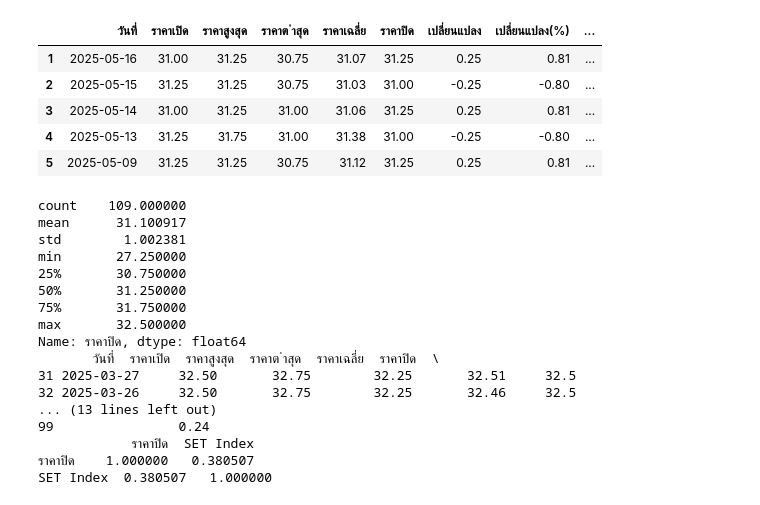
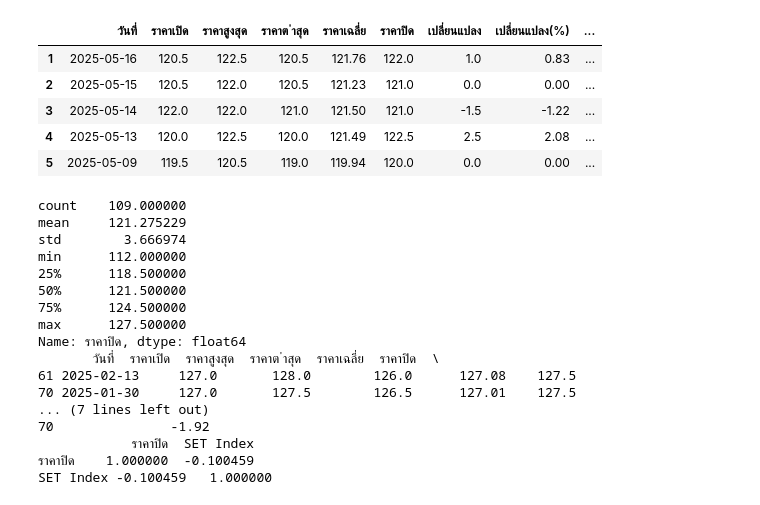
Before and after one commit to suksuk555/TNI-NDR-2213111178, a Jupyter notebook: new.ipynb, the cells around one changed output. Saved outputs shown, nothing was run; the diff lists cells and outputs as text; code cells hidden in the pictures.

```diff
--- a/new.ipynb
+++ b/new.ipynb
@@ -2,7 +2,7 @@
 import pandas as pd
 
 # โหลดข้อมูล
-df = pd.read_excel("stock_test2.xlsx")
+df = pd.read_excel("demo_stock.xlsx")
 
 # ตั้งชื่อคอลัมน์ใหม่
 df.columns = [
@@ -14,60 +14,60 @@ df.columns = [
 
 # ฟังก์ชันแปลงวันที่ไทย
 thai_months = {
     "ม.ค.": "01", "ก.พ.": "02", "มี.ค.": "03", "เม.ย.": "04",
     "พ.ค.": "05", "มิ.ย.": "06", "ก.ค.": "07", "ส.ค.": "08",
     "ก.ย.": "09", "ต.ค.": "10", "พ.ย.": "11", "ธ.ค.": "12"
 }
 
 def convert_thai_date(thai_date_str):
     for th, num in thai_months.items():
         if th in thai_date_str:
             day, month_th, year_th = thai_date_str.replace(",", "").split()
             month = thai_months[month_th]
             year = int(year_th) - 543
             return f"{year}-{month}-{int(day):02d}"
     return None
 
 # แปลงวันที่ + ลบ row ที่ไม่ใช่ข้อมูล
 df = df[~df["วันที่"].isna() & ~df["วันที่"].astype(str).str.contains("วันที่")]
 df["วันที่"] = df["วันที่"].apply(convert_thai_date)
 df["วันที่"] = pd.to_datetime(df["วันที่"])
 df = df.dropna()
 
 # ตั้ง index ให้เริ่มที่ 1
 df.index = range(1, len(df) + 1)
 
 # แสดงผล
 df.head(5)
 # %% [output]
 |  | วันที่ | ราคาเปิด | ราคาสูงสุด | ราคาต ่าสุด | ราคาเฉลี่ย | ราคาปิด | เปลี่ยนแปลง | เปลี่ยนแปลง(%) | ... |
-| 1 | 2025-05-16 | 31.00 | 31.25 | 30.75 | 31.07 | 31.25 | 0.25 | 0.81 | ... |
-| 2 | 2025-05-15 | 31.25 | 31.25 | 30.75 | 31.03 | 31.00 | -0.25 | -0.80 | ... |
-| 3 | 2025-05-14 | 31.00 | 31.25 | 31.00 | 31.06 | 31.25 | 0.25 | 0.81 | ... |
-| 4 | 2025-05-13 | 31.25 | 31.75 | 31.00 | 31.38 | 31.00 | -0.25 | -0.80 | ... |
-| 5 | 2025-05-09 | 31.25 | 31.25 | 30.75 | 31.12 | 31.25 | 0.25 | 0.81 | ... |
+| 1 | 2025-05-16 | 120.5 | 122.5 | 120.5 | 121.76 | 122.0 | 1.0 | 0.83 | ... |
+| 2 | 2025-05-15 | 120.5 | 122.0 | 120.5 | 121.23 | 121.0 | 0.0 | 0.00 | ... |
+| 3 | 2025-05-14 | 122.0 | 122.0 | 121.0 | 121.50 | 121.0 | -1.5 | -1.22 | ... |
+| 4 | 2025-05-13 | 120.0 | 122.5 | 120.0 | 121.49 | 122.5 | 2.5 | 2.08 | ... |
+| 5 | 2025-05-09 | 119.5 | 120.5 | 119.0 | 119.94 | 120.0 | 0.0 | 0.00 | ... |
 # %%
 print(df["ราคาปิด"].describe())
 print(df[df["ราคาปิด"] == df["ราคาปิด"].max()])
 print(df[["ราคาปิด", "SET Index"]].corr())
 # %% [output]
 count    109.000000
-mean      31.100917
-std        1.002381
-min       27.250000
-25%       30.750000
-50%       31.250000
-75%       31.750000
-max       32.500000
+mean     121.275229
+std        3.666974
+min      112.000000
+25%      118.500000
+50%      121.500000
+75%      124.500000
+max      127.500000
 Name: ราคาปิด, dtype: float64
        วันที่  ราคาเปิด  ราคาสูงสุด  ราคาต ่าสุด  ราคาเฉลี่ย  ราคาปิด  \
-31 2025-03-27     32.50       32.75        32.25       32.51     32.5
-32 2025-03-26     32.50       32.75        32.25       32.46     32.5
-... (13 lines left out)
-99                0.24
+61 2025-02-13     127.0       128.0        126.0      127.08    127.5
+70 2025-01-30     127.0       127.5        126.5      127.01    127.5
+... (7 lines left out)
+70               -1.92
             ราคาปิด  SET Index
-ราคาปิด    1.000000   0.380507
-SET Index  0.380507   1.000000
+ราคาปิด    1.000000  -0.100459
+SET Index -0.100459   1.000000
 # %%
 from sklearn.linear_model import LinearRegression
 import numpy as np
```
Also changed, not shown: parts of 1 cell of this notebook, 3 other files.
